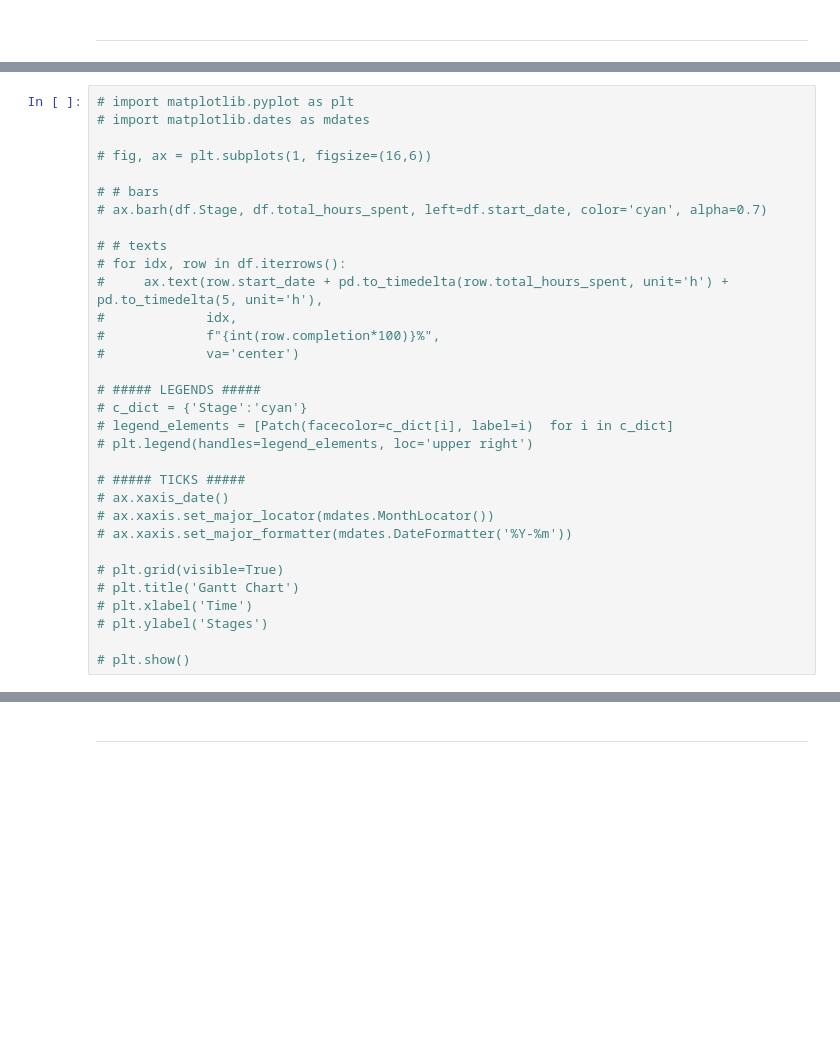
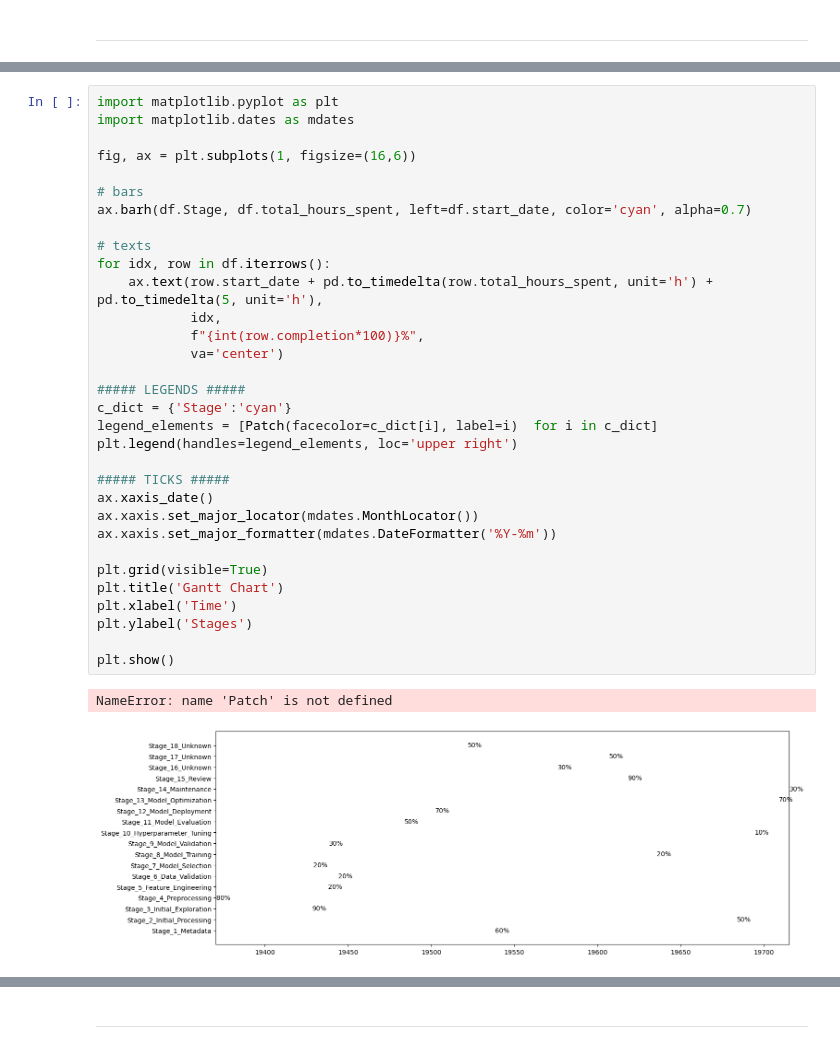
Before and after one commit to Daniel-Elston/Project_Planning_Assist, a Jupyter notebook: Notebooks/initial_file.ipynb, the cells around one changed output, grey strips where cells are left out. Drawn from its saved outputs; the diff is of its cells as text; blank space fills up the shorter version.

Commit message:
Project: Gantt Chart Generator Notes: Initial push

```diff
--- a/Notebooks/initial_file.ipynb
+++ b/Notebooks/initial_file.ipynb
@@ -70,33 +88,36 @@ start_time = datetime.datetime.now().replace(microsecond=0)
 # %%
-# import matplotlib.pyplot as plt
-# import matplotlib.dates as mdates
+import matplotlib.pyplot as plt
+import matplotlib.dates as mdates
 
-# fig, ax = plt.subplots(1, figsize=(16,6))
+fig, ax = plt.subplots(1, figsize=(16,6))
 
-# # bars
-# ax.barh(df.Stage, df.total_hours_spent, left=df.start_date, color='cyan', alpha=0.7)
+# bars
+ax.barh(df.Stage, df.total_hours_spent, left=df.start_date, color='cyan', alpha=0.7)
 
-# # texts
-# for idx, row in df.iterrows():
-#     ax.text(row.start_date + pd.to_timedelta(row.total_hours_spent, unit='h') + pd.to_timedelta(5, unit='h'),
-#             idx,
-#             f"{int(row.completion*100)}%",
-#             va='center')
+# texts
+for idx, row in df.iterrows():
+    ax.text(row.start_date + pd.to_timedelta(row.total_hours_spent, unit='h') + pd.to_timedelta(5, unit='h'),
+            idx,
+            f"{int(row.completion*100)}%",
+            va='center')
 
-# ##### LEGENDS #####
-# c_dict = {'Stage':'cyan'}
-# legend_elements = [Patch(facecolor=c_dict[i], label=i)  for i in c_dict]
-# plt.legend(handles=legend_elements, loc='upper right')
+##### LEGENDS #####
+c_dict = {'Stage':'cyan'}
+legend_elements = [Patch(facecolor=c_dict[i], label=i)  for i in c_dict]
+plt.legend(handles=legend_elements, loc='upper right')
 
-# ##### TICKS #####
-# ax.xaxis_date()
-# ax.xaxis.set_major_locator(mdates.MonthLocator())
-# ax.xaxis.set_major_formatter(mdates.DateFormatter('%Y-%m'))
+##### TICKS #####
+ax.xaxis_date()
+ax.xaxis.set_major_locator(mdates.MonthLocator())
+ax.xaxis.set_major_formatter(mdates.DateFormatter('%Y-%m'))
 
-# plt.grid(visible=True)
-# plt.title('Gantt Chart')
-# plt.xlabel('Time')
-# plt.ylabel('Stages')
+plt.grid(visible=True)
+plt.title('Gantt Chart')
+plt.xlabel('Time')
+plt.ylabel('Stages')
 
-# plt.show()
+plt.show()
+# %% [output]
+NameError: name 'Patch' is not defined
+[figure, added]
 # %%
```
Also changed, not shown: parts of 17 cells of this notebook, 6 other files.
